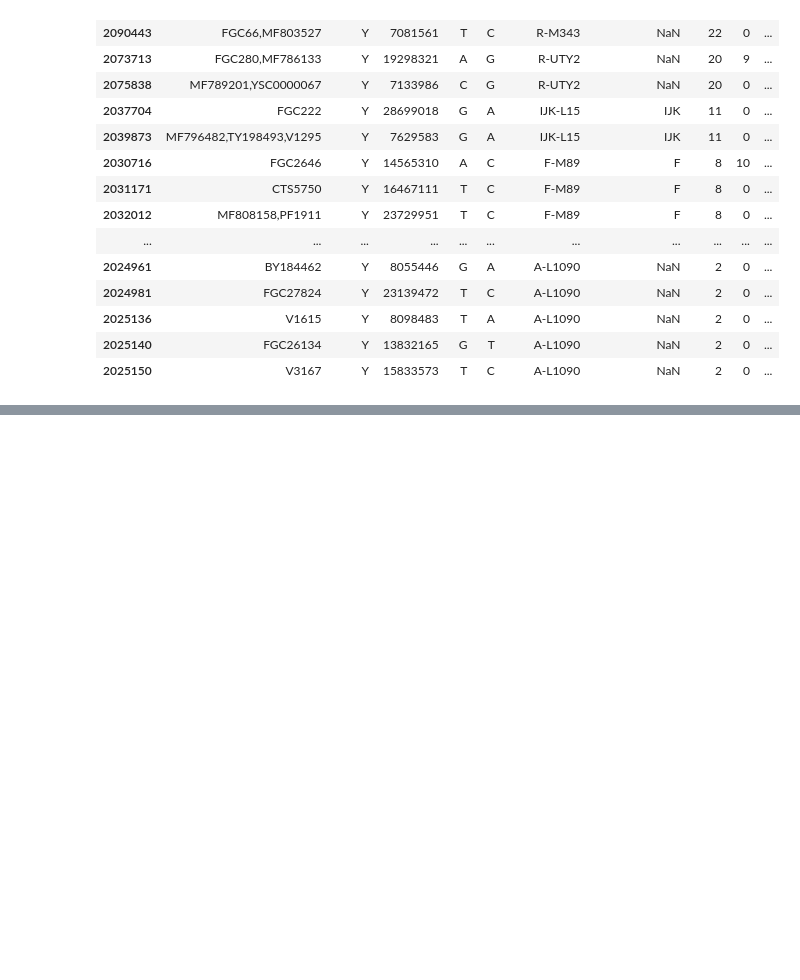
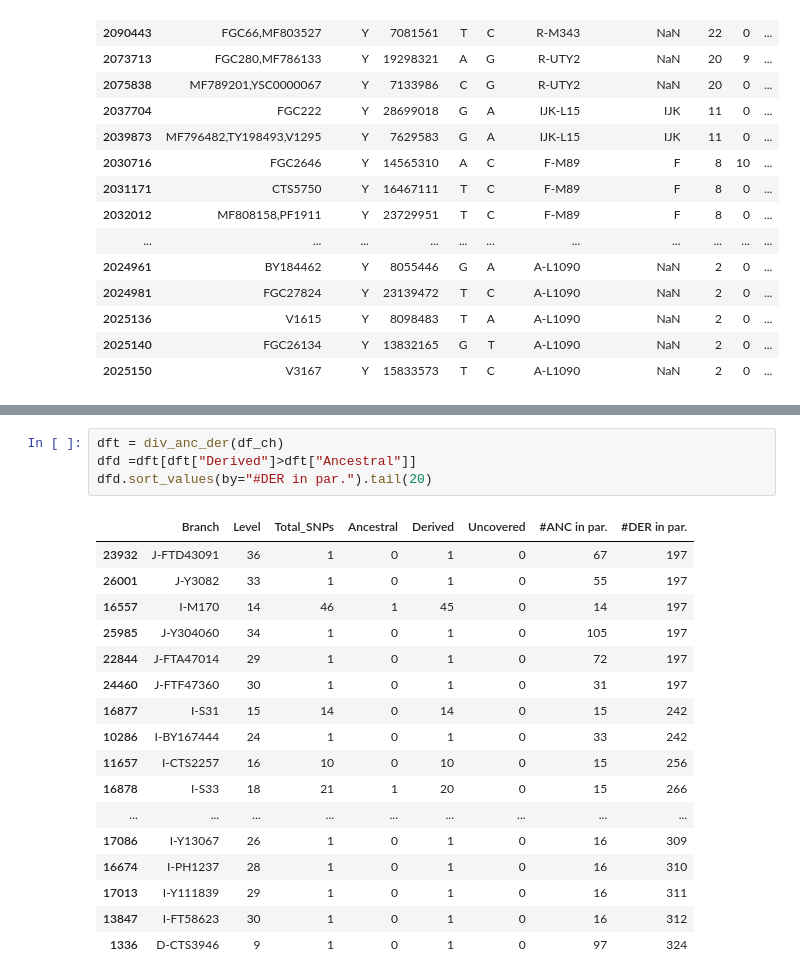
Before and after one commit to hringbauer/y_chrom, a Jupyter notebook: notebooks/run_pulldown_OY.ipynb, the cells around one changed output, grey strips where cells are left out. Saved outputs shown, nothing was run; the diff lists cells and outputs as text; blank space fills up the shorter version.

```diff
--- a/notebooks/run_pulldown_OY.ipynb
+++ b/notebooks/run_pulldown_OY.ipynb
@@ -458,0 +473,22 @@ df_mms[:]
+# %%
+dft = div_anc_der(df_ch)
+dfd =dft[dft["Derived"]>dft["Ancestral"]]
+dfd.sort_values(by="#DER in par.").tail(20)
+# %% [output]
+|  | Branch | Level | Total_SNPs | Ancestral | Derived | Uncovered | #ANC in par. | #DER in par. |
+| 23932 | J-FTD43091 | 36 | 1 | 0 | 1 | 0 | 67 | 197 |
+| 26001 | J-Y3082 | 33 | 1 | 0 | 1 | 0 | 55 | 197 |
+| 16557 | I-M170 | 14 | 46 | 1 | 45 | 0 | 14 | 197 |
+| 25985 | J-Y304060 | 34 | 1 | 0 | 1 | 0 | 105 | 197 |
+| 22844 | J-FTA47014 | 29 | 1 | 0 | 1 | 0 | 72 | 197 |
+| 24460 | J-FTF47360 | 30 | 1 | 0 | 1 | 0 | 31 | 197 |
+| 16877 | I-S31 | 15 | 14 | 0 | 14 | 0 | 15 | 242 |
+| 10286 | I-BY167444 | 24 | 1 | 0 | 1 | 0 | 33 | 242 |
+| 11657 | I-CTS2257 | 16 | 10 | 0 | 10 | 0 | 15 | 256 |
+| 16878 | I-S33 | 18 | 21 | 1 | 20 | 0 | 15 | 266 |
+| ... | ... | ... | ... | ... | ... | ... | ... | ... |
+| 17086 | I-Y13067 | 26 | 1 | 0 | 1 | 0 | 16 | 309 |
+| 16674 | I-PH1237 | 28 | 1 | 0 | 1 | 0 | 16 | 310 |
+| 17013 | I-Y111839 | 29 | 1 | 0 | 1 | 0 | 16 | 311 |
+| 13847 | I-FT58623 | 30 | 1 | 0 | 1 | 0 | 16 | 312 |
+| 1336 | D-CTS3946 | 9 | 1 | 0 | 1 | 0 | 97 | 324 |
```
Also changed, not shown: parts of 12 cells of this notebook, 2 other files.
